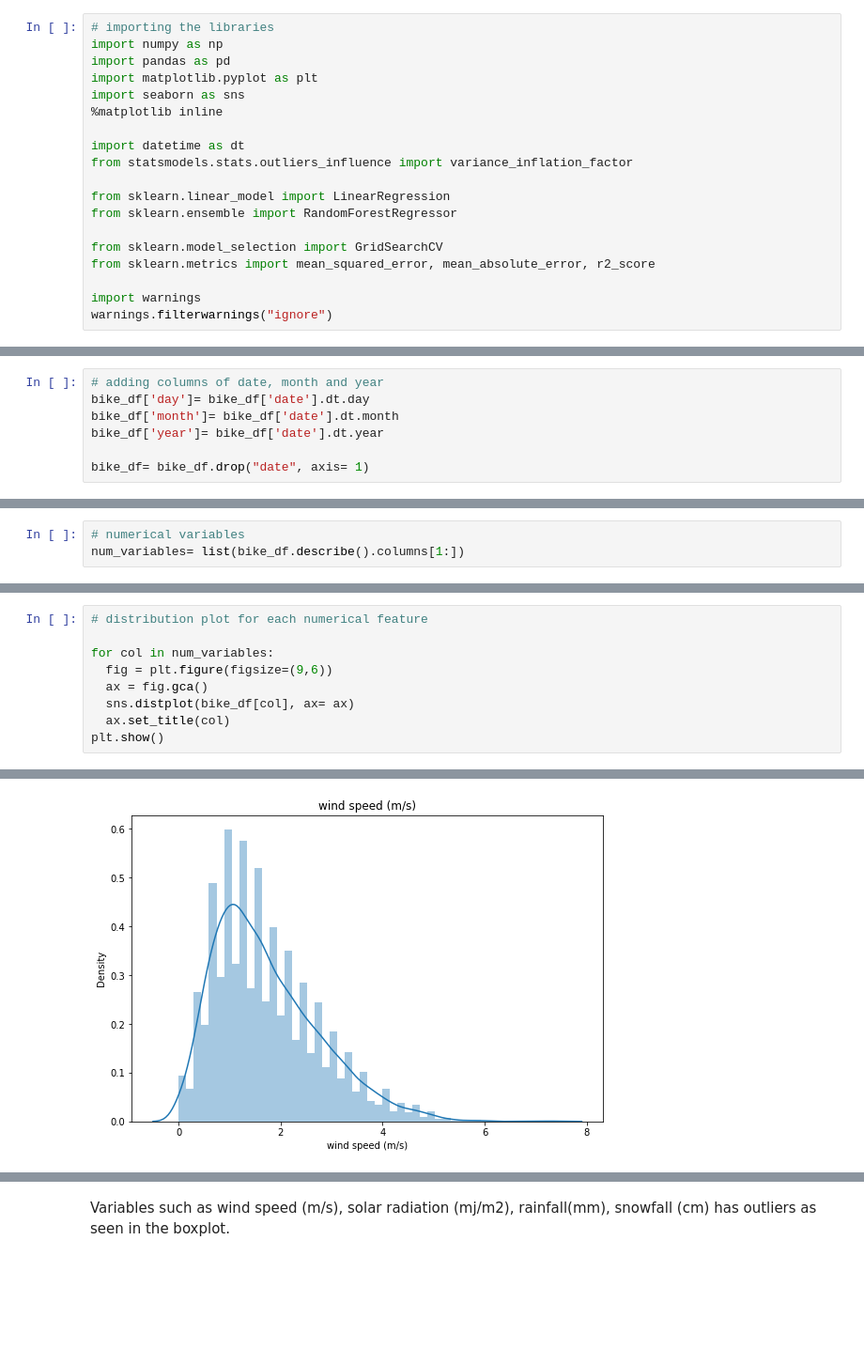
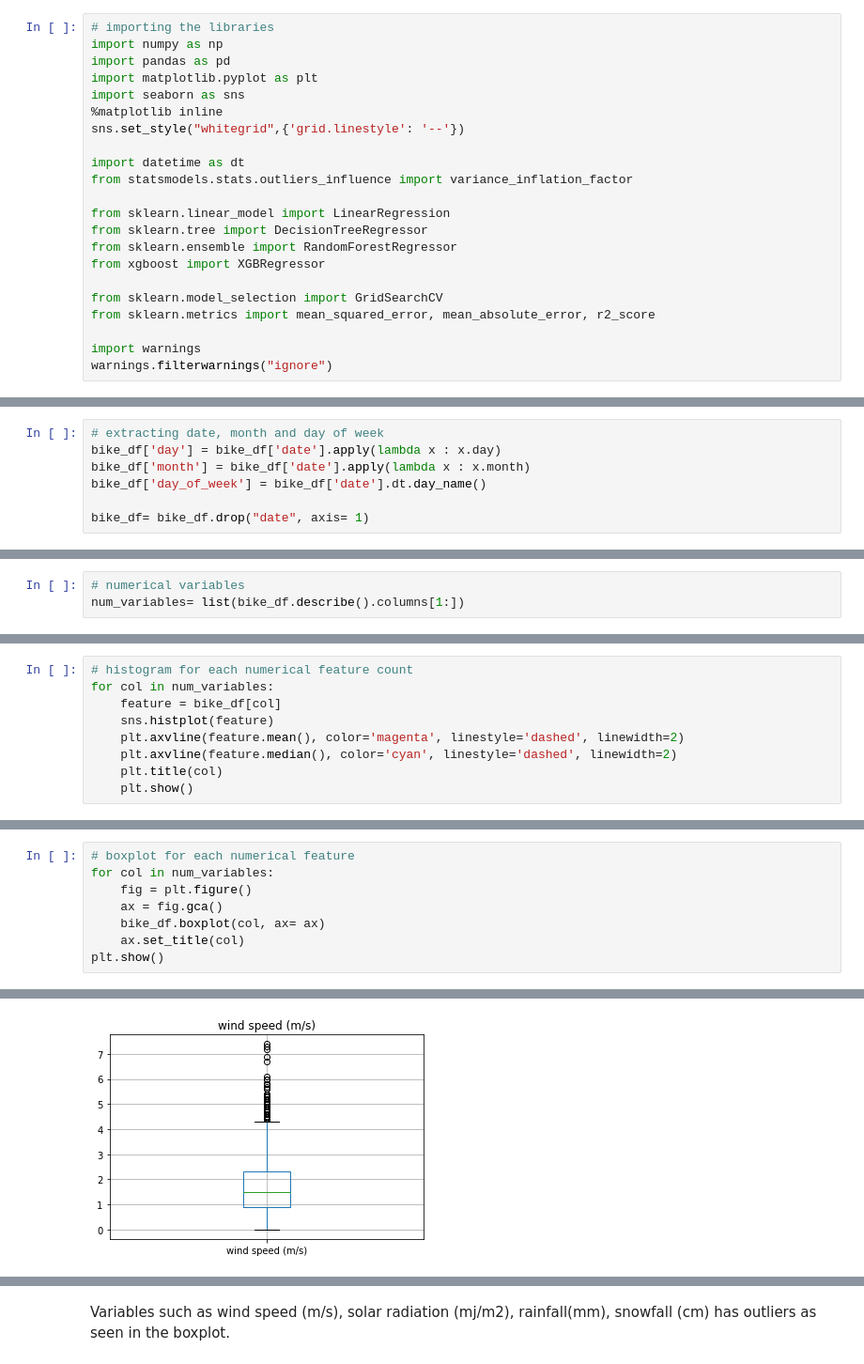
Before and after one commit to Swapnil-417/Bike-Sharing-Demand-Prediction, a Jupyter notebook: Bike_Sharing_Demand_Prediction_Capstone_Project.ipynb, the cells around one changed output, grey strips where cells are left out. Shown at 94% size. Drawn from its saved outputs; the diff is of its cells as text; blank space fills up the shorter version.

```diff
--- a/Bike_Sharing_Demand_Prediction_Capstone_Project.ipynb
+++ b/Bike_Sharing_Demand_Prediction_Capstone_Project.ipynb
@@ -40,12 +42,15 @@ import pandas as pd
 import matplotlib.pyplot as plt
 import seaborn as sns
 %matplotlib inline
+sns.set_style("whitegrid",{'grid.linestyle': '--'})
 
 import datetime as dt
 from statsmodels.stats.outliers_influence import variance_inflation_factor
 
 from sklearn.linear_model import LinearRegression
+from sklearn.tree import DecisionTreeRegressor
 from sklearn.ensemble import RandomForestRegressor
+from xgboost import XGBRegressor
 
 from sklearn.model_selection import GridSearchCV
 from sklearn.metrics import mean_squared_error, mean_absolute_error, r2_score
@@ -123,10 +130,10 @@ def get_date(date_str):
 
 bike_df['date'] = bike_df['date'].apply(get_date)
 # %%
-# adding columns of date, month and year
-bike_df['day']= bike_df['date'].dt.day
-bike_df['month']= bike_df['date'].dt.month
-bike_df['year']= bike_df['date'].dt.year
+# extracting date, month and day of week
+bike_df['day'] = bike_df['date'].apply(lambda x : x.day)
+bike_df['month'] = bike_df['date'].apply(lambda x : x.month)
+bike_df['day_of_week'] = bike_df['date'].dt.day_name()
 
 bike_df= bike_df.drop("date", axis= 1)
 # %%
@@ -313,0 +329,9 @@ unique_cnt_df
+# %%
+# histogram for each numerical feature count
+for col in num_variables:
+    feature = bike_df[col]
+    sns.histplot(feature)
+    plt.axvline(feature.mean(), color='magenta', linestyle='dashed', linewidth=2)
+    plt.axvline(feature.median(), color='cyan', linestyle='dashed', linewidth=2)
+    plt.title(col)
+    plt.show()
@@ -314,10 +350,9 @@ unique_cnt_df
 # %%
-# distribution plot for each numerical feature
-
+# boxplot for each numerical feature
 for col in num_variables:
-  fig = plt.figure(figsize=(9,6))
-  ax = fig.gca()
-  sns.distplot(bike_df[col], ax= ax)
-  ax.set_title(col)
+    fig = plt.figure()
+    ax = fig.gca()
+    bike_df.boxplot(col, ax= ax)
+    ax.set_title(col)
 plt.show()
 # %% [output]
@@ -327 +362 @@ plt.show()
-[figure, old version]
+[figure, new version]
```
Also changed, not shown: parts of 194 cells of this notebook.
